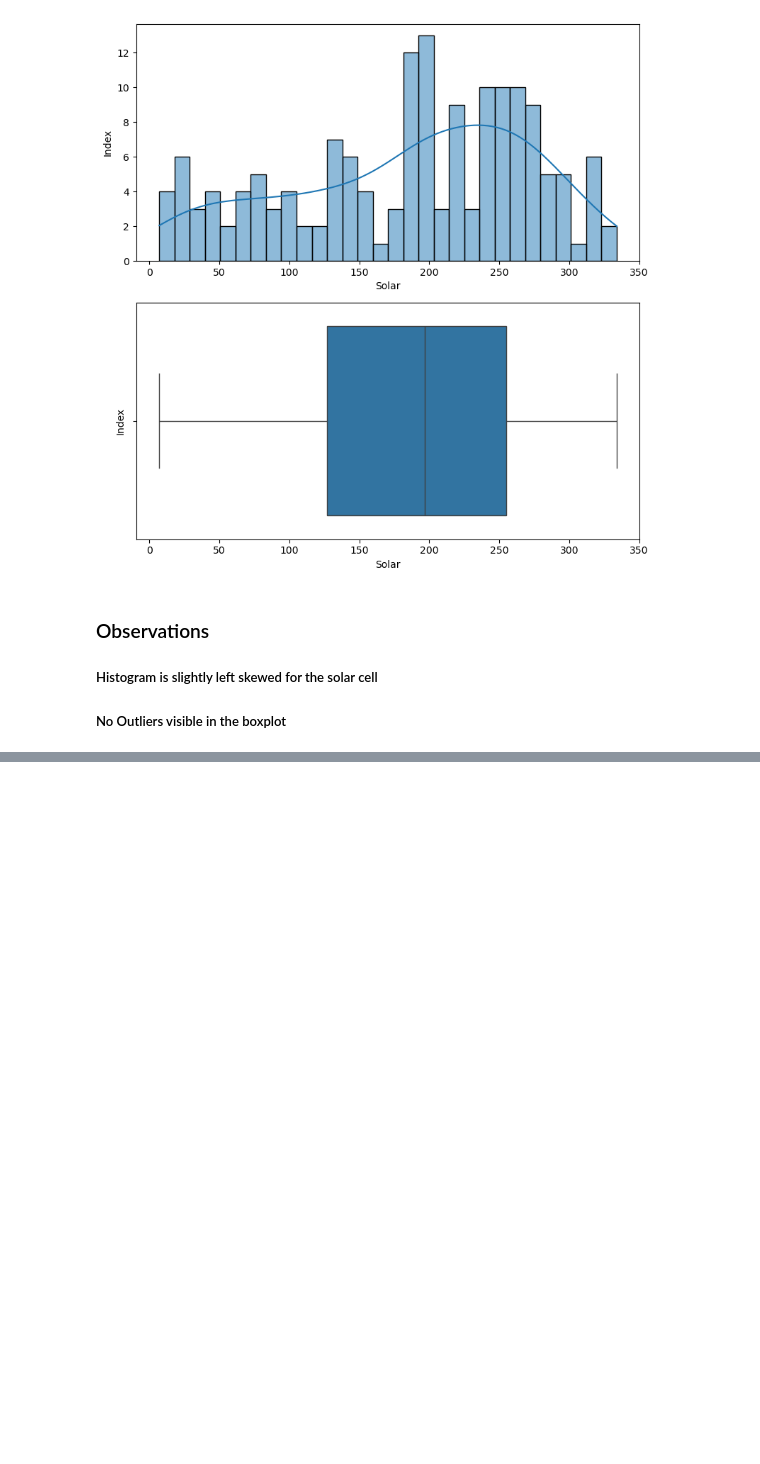
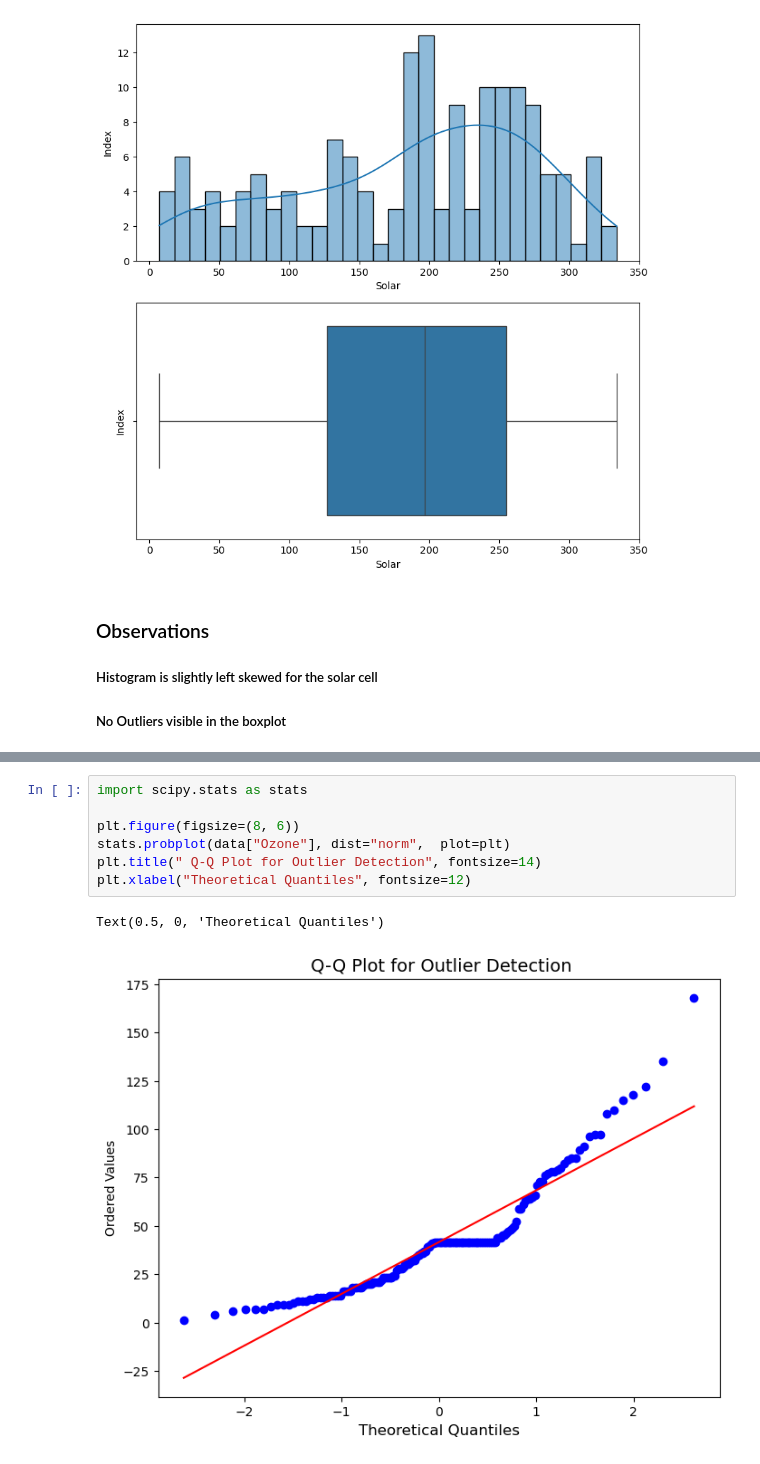
Before and after one commit to AbhinavAlluvada/DevProgram, a Jupyter notebook: Descriptive.ipynb, the cells around one changed output, grey strips where cells are left out. Saved outputs shown, nothing was run; the diff lists cells and outputs as text; blank space fills up the shorter version.

```diff
--- a/Descriptive.ipynb
+++ b/Descriptive.ipynb
@@ -312,0 +361,10 @@ plt.show()
+# %%
+import scipy.stats as stats
+
+plt.figure(figsize=(8, 6))
+stats.probplot(data["Ozone"], dist="norm",  plot=plt)
+plt.title(" Q-Q Plot for Outlier Detection", fontsize=14)
+plt.xlabel("Theoretical Quantiles", fontsize=12)
+# %% [output]
+Text(0.5, 0, 'Theoretical Quantiles')
+[figure, added]
```
Also changed, not shown: parts of 8 cells of this notebook.
